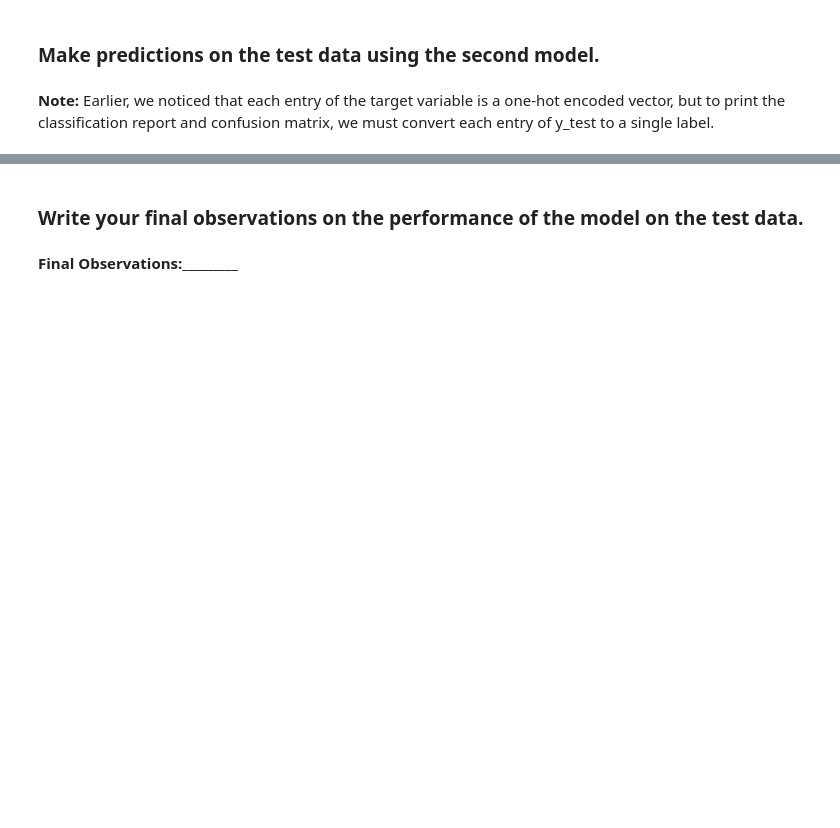
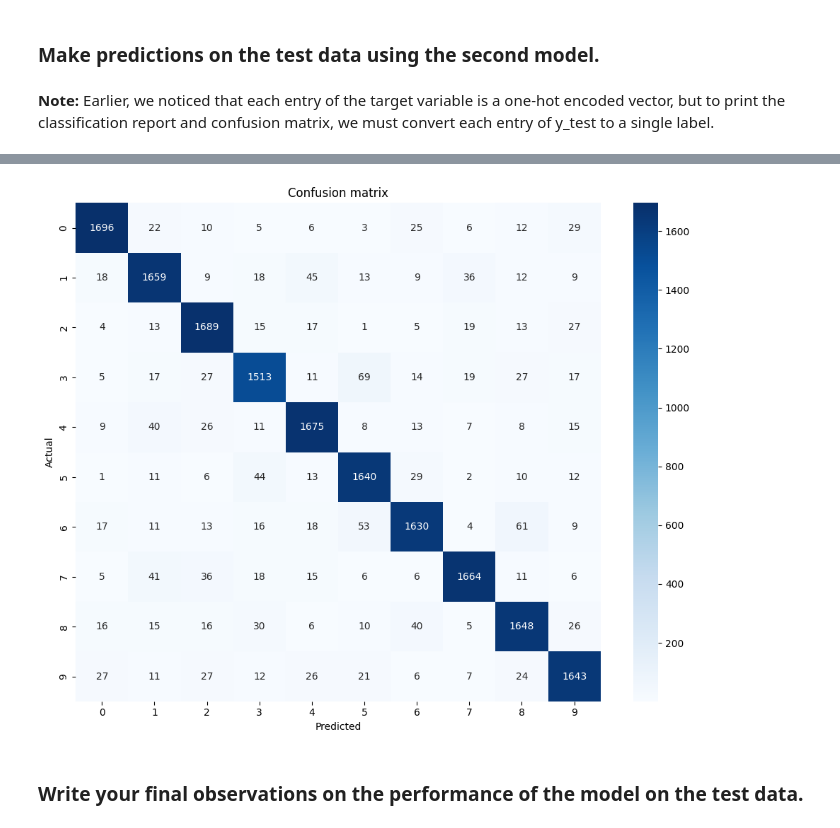
Before and after one commit to lino-5r/MIT-AAIDS, a Jupyter notebook: High_Code_SVHN_Digit_Recognition.ipynb, the cells around one changed output, grey strips where cells are left out. Drawn from its saved outputs; the diff is of its cells as text; code cells hidden in the pictures; blank space fills up the shorter version.

Commit message:
Update High_Code SVHN notebook: CNN fixes, heatmaps, final model comparison
Made-with: Cursor

```diff
--- a/High_Code_SVHN_Digit_Recognition.ipynb
+++ b/High_Code_SVHN_Digit_Recognition.ipynb
@@ -910,5 +943,14 @@ NameError: name 'history_model_2' is not defined
 - Final observations on the obtained results.
 # %% [markdown]
 ### **Make predictions on the test data using the second model.**
+# %%
+#Cell Nu_2 - Make predictions on the test set using the second model (CNN v2)
+# CNN expects X_test shape (N, 32, 32, 1); 1024-wide flattening is for the ANN only.
+test_pred_proba = cnn_model_2.predict(X_test, batch_size=128, verbose=0)
+test_pred = np.argmax(test_pred_proba, axis=-1)
+
+# Integer labels for classification_report / confusion_matrix (Xi_2)
+if y_test.ndim > 1:
+    y_test = np.argmax(y_test, axis=-1)
 # %% [markdown]
 **Note:** Earlier, we noticed that each entry of the target variable is a one-hot encoded vector, but to print the classification report and confusion matrix, we must convert each entry of y_test to a single label.
@@ -915,4 +996,22 @@ NameError: name 'history_model_2' is not defined
+# %%
+# Cell Omicron_2 - Plot the Confusion Matrix as a graphical heatmap
+conf_matrix = confusion_matrix(y_test, test_pred)
+
+plt.figure(figsize=(10, 8))
+sns.heatmap(
+    conf_matrix,
+    annot=True,
+    fmt="d",
+    cmap="Blues",
+    xticklabels=range(10),
+    yticklabels=range(10),
+)
+plt.xlabel("Predicted")
+plt.ylabel("Actual")
+plt.title("Confusion matrix")
+plt.tight_layout()
+plt.show()
+# %% [output]
+[figure, added]
 # %% [markdown]
 ### **Write your final observations on the performance of the model on the test data.**
-# %% [markdown]
-**Final Observations:_________**
```
Also changed, not shown: parts of 8 cells of this notebook.
